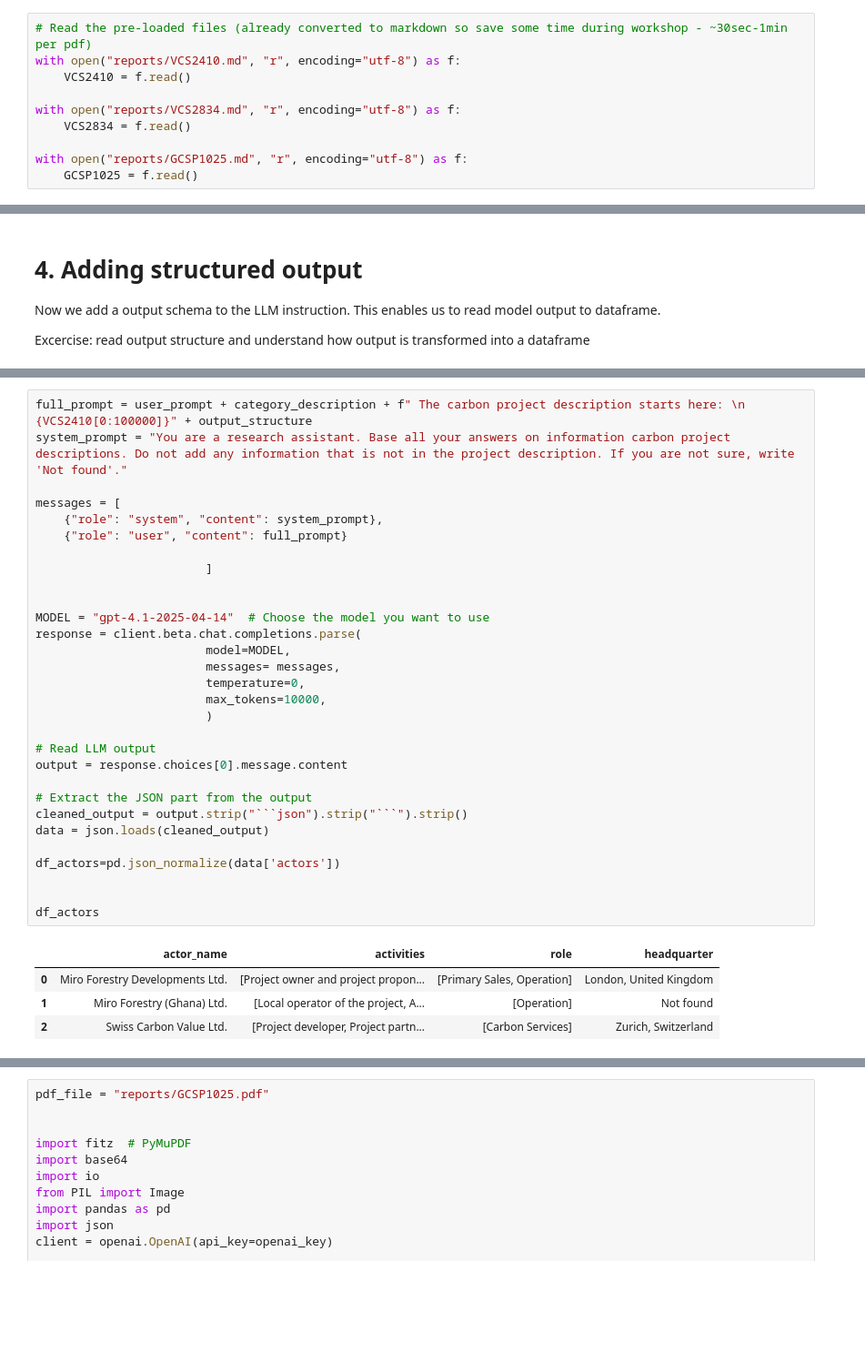
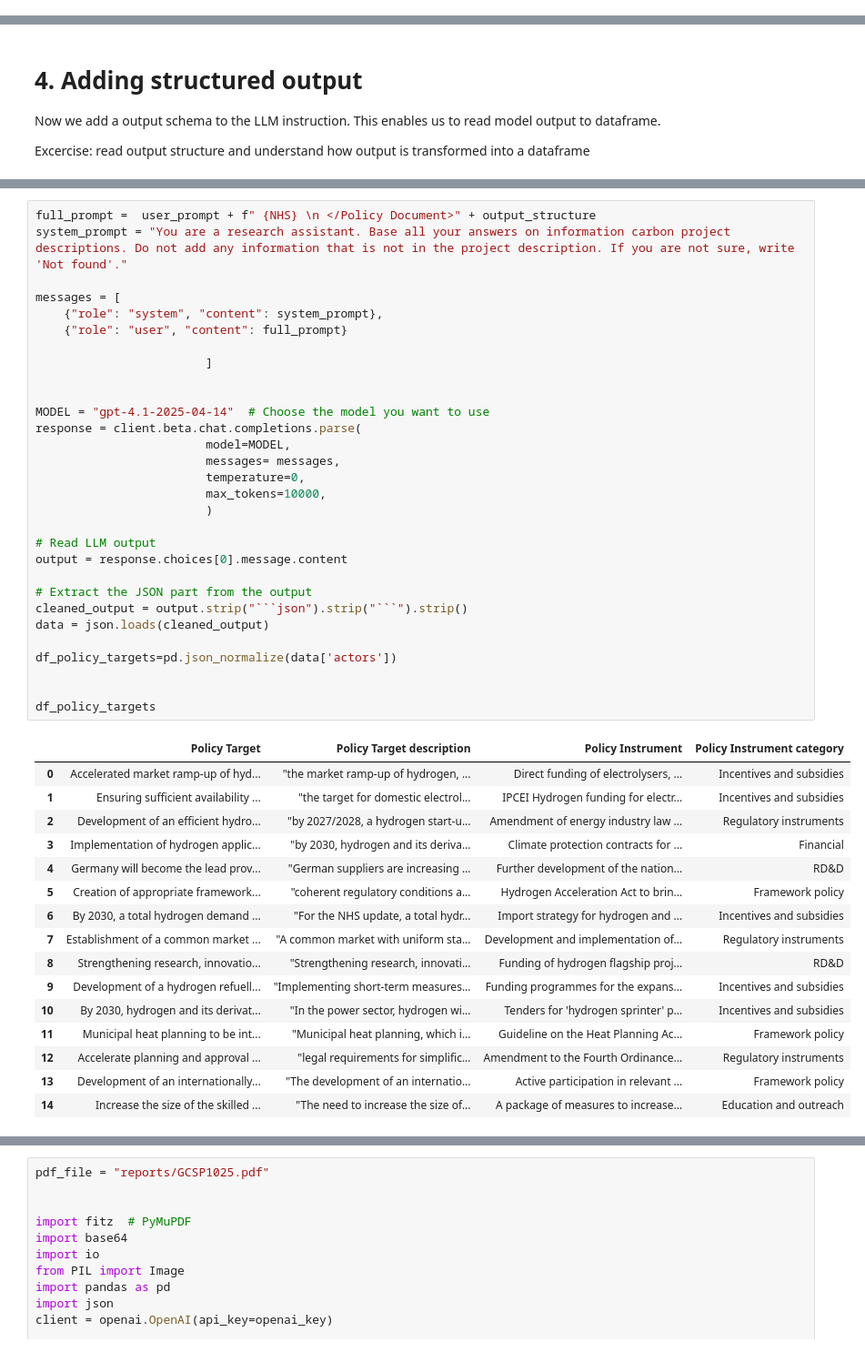
Before and after one commit to n-stolz/LLM_Workshop_May25, a Jupyter notebook: llm_workshop_python.ipynb, the cells around one changed output, grey strips where cells are left out. Shown at 91% size. Cells and saved outputs as stored; diff of their text form; blank space fills up the shorter version.

````diff
--- a/llm_workshop_python.ipynb
+++ b/llm_workshop_python.ipynb
@@ -43,12 +41,2 @@ with open("reports/GCSP1025.md", "w", encoding="utf-8") as f:
 # %% [output]
 '\nVCS2410 = pymupdf4llm.to_markdown("reports/VCS2410.pdf")\nVCS2834 = pymupdf4llm.to_markdown("reports/VCS2834.pdf")\nGCSP1025 = pymupdf4llm.to_markdown("reports/GCSP1025.pdf")\n\nVCS2410 = pymupdf4l ...
-# %%
-# Read the pre-loaded files (already converted to markdown so save some time during workshop - ~30sec-1min per pdf)
-with open("reports/VCS2410.md", "r", encoding="utf-8") as f:
-    VCS2410 = f.read()
-
-with open("reports/VCS2834.md", "r", encoding="utf-8") as f:
-    VCS2834 = f.read()
-
-with open("reports/GCSP1025.md", "r", encoding="utf-8") as f:
-    GCSP1025 = f.read()
@@ -637,35 +293,47 @@ Please strictly follow this json output structure - don't add any other informat
 # %%
-full_prompt = user_prompt + category_description + f" The carbon project description starts here: \n {VCS2410[0:100000]}" + output_structure
+full_prompt =  user_prompt + f" {NHS} \n </Policy Document>" + output_structure
 system_prompt = "You are a research assistant. Base all your answers on information carbon project descriptions. Do not add any information that is not in the project description. If you are not sure, write 'Not found'."
 
 messages = [
     {"role": "system", "content": system_prompt},
     {"role": "user", "content": full_prompt}
 
                         ]
 
 
 MODEL = "gpt-4.1-2025-04-14"  # Choose the model you want to use
 response = client.beta.chat.completions.parse(
                         model=MODEL,
                         messages= messages,
                         temperature=0,
                         max_tokens=10000,
                         )
 
 # Read LLM output
 output = response.choices[0].message.content
 
 # Extract the JSON part from the output
 cleaned_output = output.strip("```json").strip("```").strip()
 data = json.loads(cleaned_output)
 
-df_actors=pd.json_normalize(data['actors'])
+df_policy_targets=pd.json_normalize(data['actors'])
 
 
-df_actors
+df_policy_targets
 # %% [output]
-|  | actor_name | activities | role | headquarter |
-| 0 | Miro Forestry Developments Ltd. | [Project owner and project propon... | [Primary Sales, Operation] | London, United Kingdom |
-| 1 | Miro Forestry (Ghana) Ltd. | [Local operator of the project, A... | [Operation] | Not found |
-| 2 | Swiss Carbon Value Ltd. | [Project developer, Project partn... | [Carbon Services] | Zurich, Switzerland |
+|  | Policy Target | Policy Target description | Policy Instrument | Policy Instrument category |
+| 0 | Accelerated market ramp-up of hyd... | "the market ramp-up of hydrogen, ... | Direct funding of electrolysers, ... | Incentives and subsidies |
+| 1 | Ensuring sufficient availability ... | "the target for domestic electrol... | IPCEI Hydrogen funding for electr... | Incentives and subsidies |
+| 2 | Development of an efficient hydro... | "by 2027/2028, a hydrogen start-u... | Amendment of energy industry law ... | Regulatory instruments |
+| 3 | Implementation of hydrogen applic... | "by 2030, hydrogen and its deriva... | Climate protection contracts for ... | Financial |
+| 4 | Germany will become the lead prov... | "German suppliers are increasing ... | Further development of the nation... | RD&D |
+| 5 | Creation of appropriate framework... | "coherent regulatory conditions a... | Hydrogen Acceleration Act to brin... | Framework policy |
+| 6 | By 2030, a total hydrogen demand ... | "For the NHS update, a total hydr... | Import strategy for hydrogen and ... | Incentives and subsidies |
+| 7 | Establishment of a common market ... | "A common market with uniform sta... | Development and implementation of... | Regulatory instruments |
+| 8 | Strengthening research, innovatio... | "Strengthening research, innovati... | Funding of hydrogen flagship proj... | RD&D |
+| 9 | Development of a hydrogen refuell... | "Implementing short-term measures... | Funding programmes for the expans... | Incentives and subsidies |
+| 10 | By 2030, hydrogen and its derivat... | "In the power sector, hydrogen wi... | Tenders for 'hydrogen sprinter' p... | Incentives and subsidies |
+| 11 | Municipal heat planning to be int... | "Municipal heat planning, which i... | Guideline on the Heat Planning Ac... | Framework policy |
+| 12 | Accelerate planning and approval ... | "legal requirements for simplific... | Amendment to the Fourth Ordinance... | Regulatory instruments |
+| 13 | Development of an internationally... | "The development of an internatio... | Active participation in relevant ... | Framework policy |
+| 14 | Increase the size of the skilled ... | "The need to increase the size of... | A package of measures to increase... | Education and outreach |
````
Also changed, not shown: parts of 20 cells of this notebook, 3 other files.
